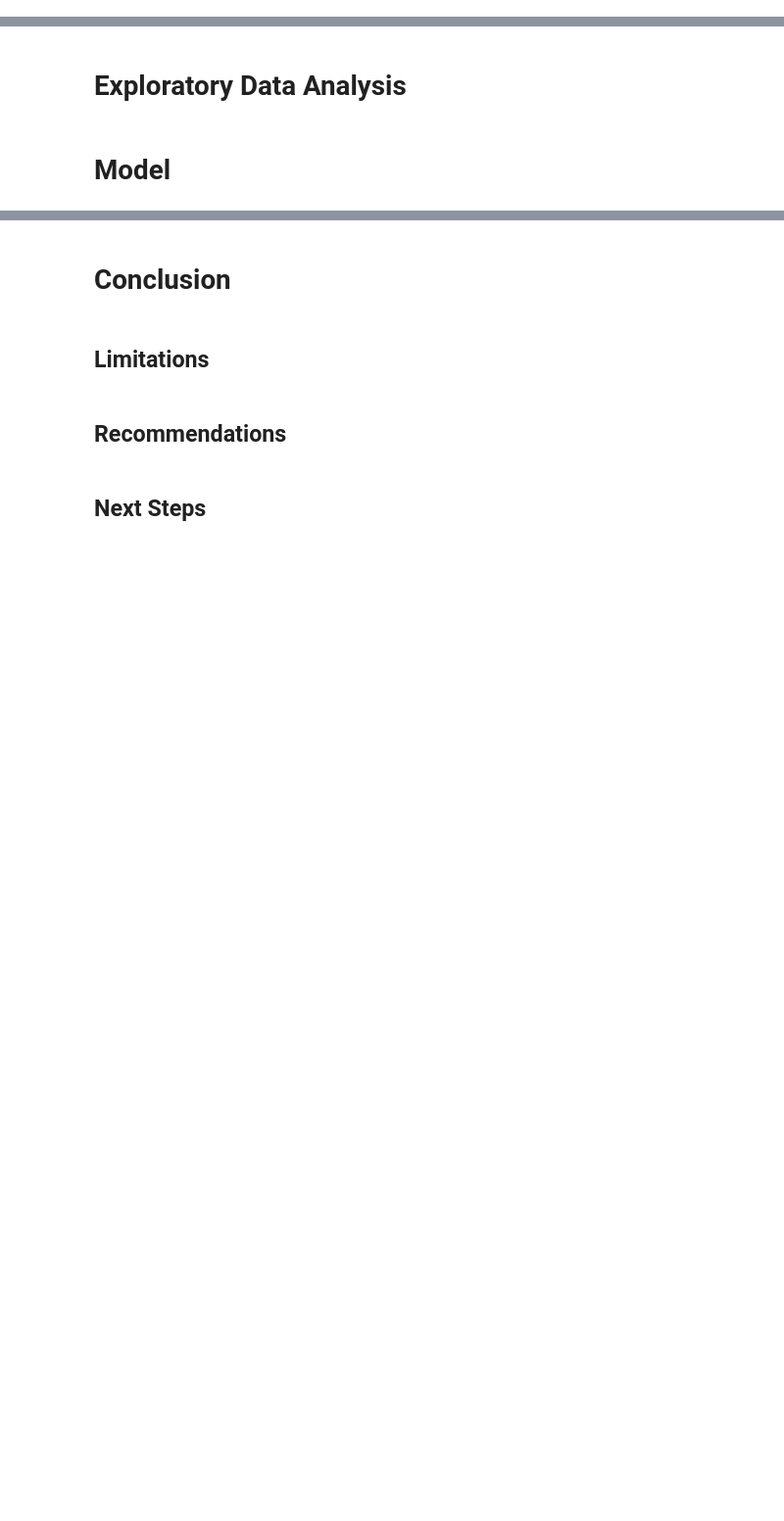
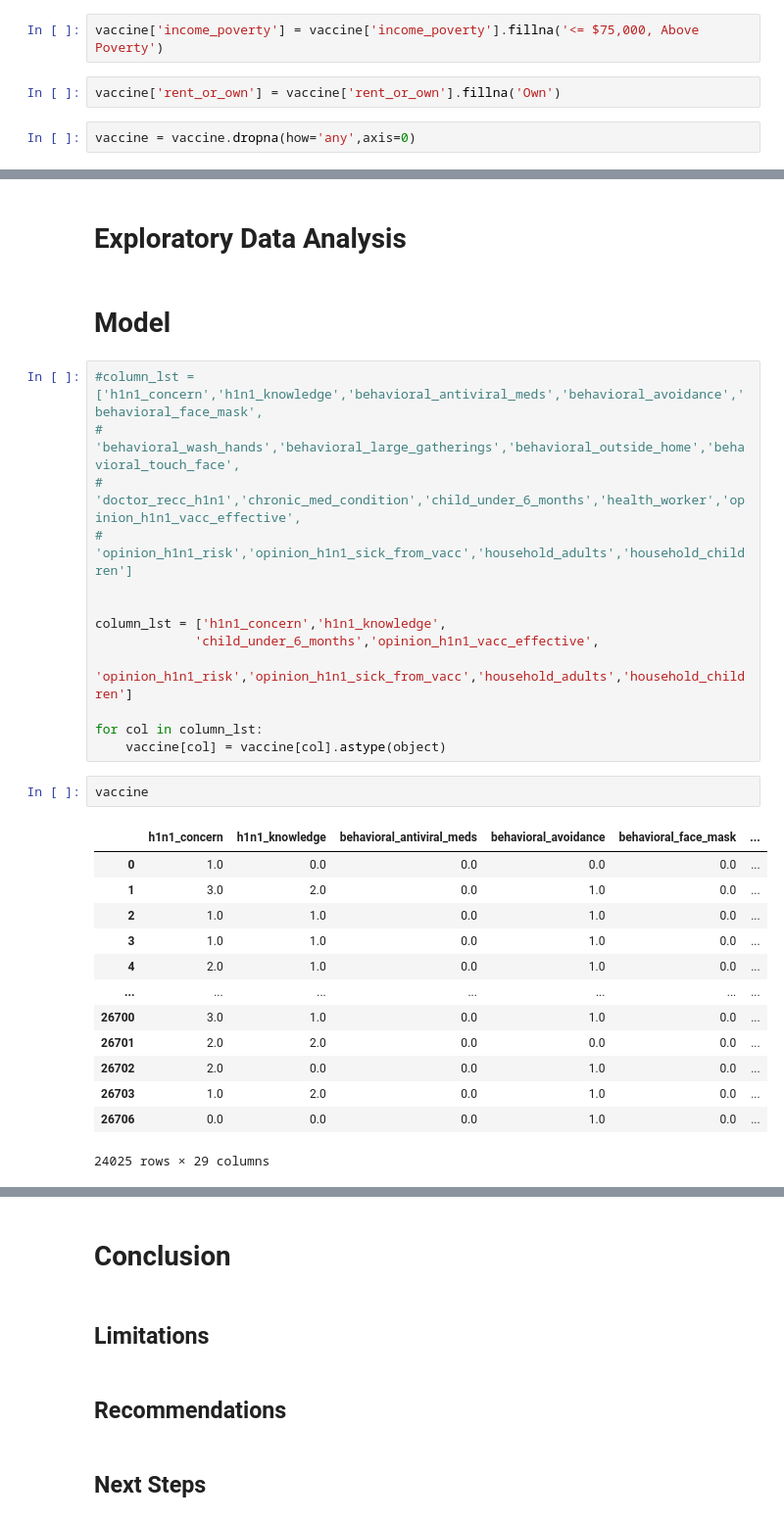
Before and after one commit to johnlocke333/h1n1_flu_analysis, a Jupyter notebook: notebook.ipynb, the cells around one changed output, grey strips where cells are left out. Shown at 98% size. Saved outputs shown, nothing was run; the diff lists cells and outputs as text; blank space fills up the shorter version.

```diff
--- a/notebook.ipynb
+++ b/notebook.ipynb
@@ -6,0 +171,6 @@
+# %%
+vaccine['income_poverty'] = vaccine['income_poverty'].fillna('<= $75,000, Above Poverty')
+# %%
+vaccine['rent_or_own'] = vaccine['rent_or_own'].fillna('Own')
+# %%
+vaccine = vaccine.dropna(how='any',axis=0)
@@ -8,3 +259,32 @@
 # Exploratory Data Analysis
 # %% [markdown]
 # Model
+# %%
+#column_lst = ['h1n1_concern','h1n1_knowledge','behavioral_antiviral_meds','behavioral_avoidance','behavioral_face_mask',
+#             'behavioral_wash_hands','behavioral_large_gatherings','behavioral_outside_home','behavioral_touch_face',
+#             'doctor_recc_h1n1','chronic_med_condition','child_under_6_months','health_worker','opinion_h1n1_vacc_effective',
+#             'opinion_h1n1_risk','opinion_h1n1_sick_from_vacc','household_adults','household_children']
+
+
+column_lst = ['h1n1_concern','h1n1_knowledge',
+             'child_under_6_months','opinion_h1n1_vacc_effective',
+             'opinion_h1n1_risk','opinion_h1n1_sick_from_vacc','household_adults','household_children']
+
+for col in column_lst:
+    vaccine[col] = vaccine[col].astype(object)
+# %%
+vaccine
+# %% [output]
+|  | h1n1_concern | h1n1_knowledge | behavioral_antiviral_meds | behavioral_avoidance | behavioral_face_mask | ... |
+| 0 | 1.0 | 0.0 | 0.0 | 0.0 | 0.0 | ... |
+| 1 | 3.0 | 2.0 | 0.0 | 1.0 | 0.0 | ... |
+| 2 | 1.0 | 1.0 | 0.0 | 1.0 | 0.0 | ... |
+| 3 | 1.0 | 1.0 | 0.0 | 1.0 | 0.0 | ... |
+| 4 | 2.0 | 1.0 | 0.0 | 1.0 | 0.0 | ... |
+| ... | ... | ... | ... | ... | ... | ... |
+| 26700 | 3.0 | 1.0 | 0.0 | 1.0 | 0.0 | ... |
+| 26701 | 2.0 | 2.0 | 0.0 | 0.0 | 0.0 | ... |
+| 26702 | 2.0 | 0.0 | 0.0 | 1.0 | 0.0 | ... |
+| 26703 | 1.0 | 2.0 | 0.0 | 1.0 | 0.0 | ... |
+| 26706 | 0.0 | 0.0 | 0.0 | 1.0 | 0.0 | ... |
+24025 rows × 29 columns
```
Also changed, not shown: parts of 50 cells of this notebook.
